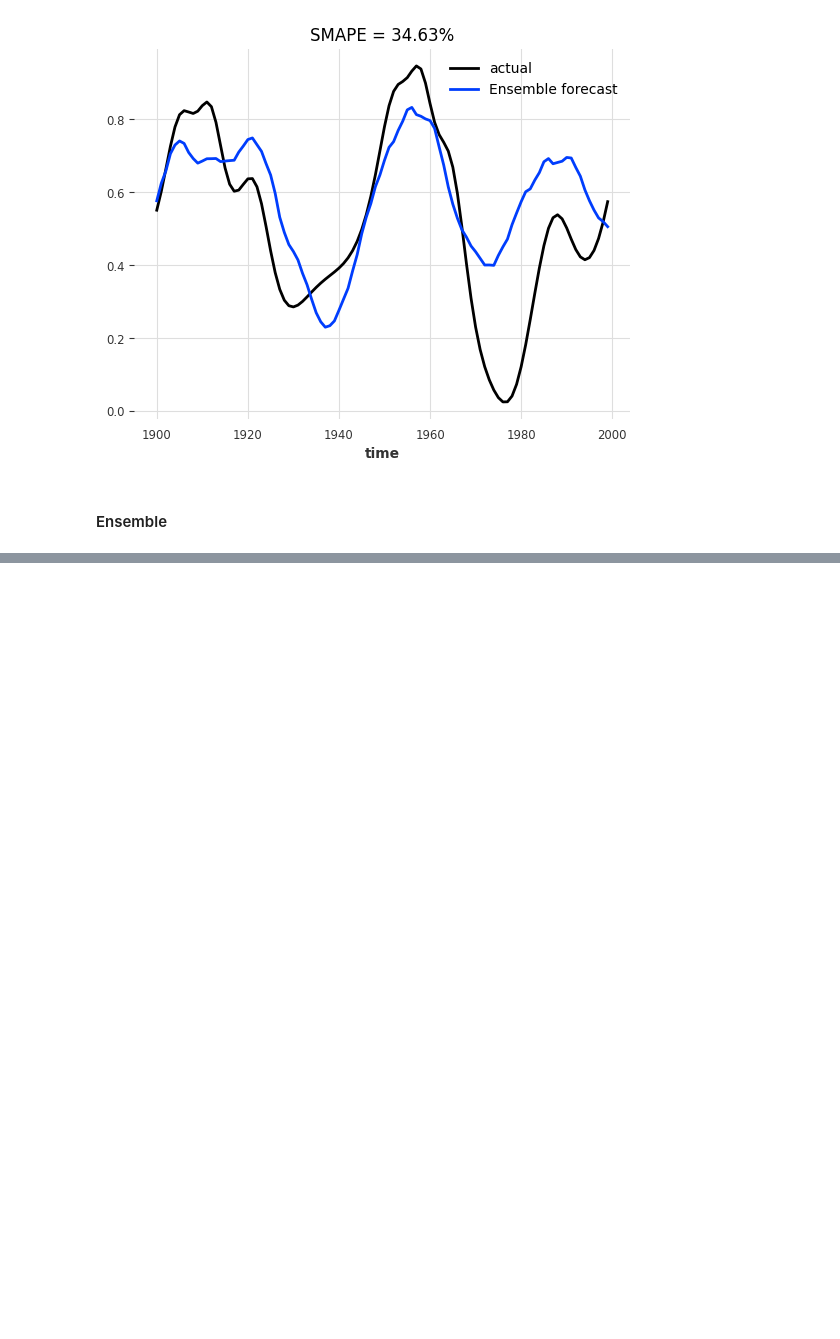
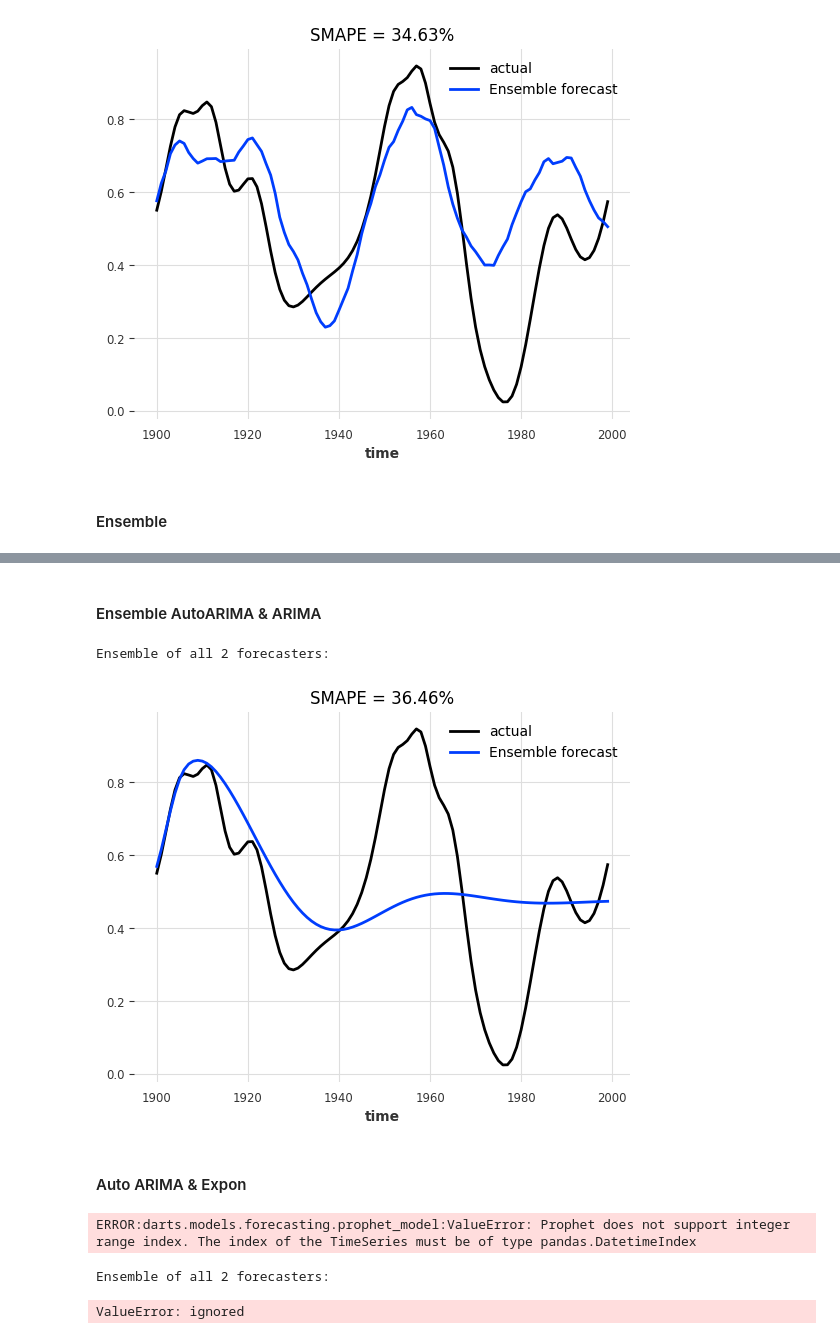
Before and after one commit to 1am-Fida/skripsi, a Jupyter notebook: rf_ar_es.ipynb, the cells around one changed output, grey strips where cells are left out. Cells and saved outputs as stored; diff of their text form; code cells hidden in the pictures; blank space fills up the shorter version.

```diff
--- a/rf_ar_es.ipynb
+++ b/rf_ar_es.ipynb
@@ -705,0 +870,11 @@ Starting Backtest (Expanding Window) Cross Validation ...
+# %%
+model, bestparams, bestMetric = Prop(train, Prophet)
+print("BestParameters", bestparams)
+print("bestMetric_", bestMetric_)
+# ===================== Training, Forecast & BackTest for Cross Validation=============================
+print("GridSearch Finished,Training Best Model ... ", flush=True)
+model.fit(train)
+forecast= model.predict(len(test))
+smape_ = darts.metrics.smape(test, forecast)
+rmse_ = darts.metrics.rmse(test, forecast)
+print("Pada data test RMSE={}, sMAPE={} ".format(rmse_, smape_), flush=True)
@@ -705,0 +904,4 @@ Starting Backtest (Expanding Window) Cross Validation ...
+# %%
+# ===================== Forecast & BackTest for Cross Validation=============================
+print("Starting Backtest (Expanding Window) Cross Validation ...", flush=True)
+model, bestparams, bestMetric = Prop(train, Prophet)
@@ -1119,11 +1323,11 @@ def ensemble_eval(train, test, models):
     # instead, explicitly list each of the forecast methods
     ensemble_model = RegressionEnsembleModel(
                                 forecasting_models=[
-                                    #ARIMA(p = 3, d= 1, q=5,random_state=0),
-                                    #ExponentialSmoothing(trend=None, damped=False, seasonal=None, random_state=0),
-                                    RandomForest(lags= 12, output_chunk_length= 25, n_estimators= 50, random_state= 0),
+                                    ARIMA(p = 3, d= 1, q=5,random_state=0),
+                                    ExponentialSmoothing(trend=None, damped=False, seasonal=None, random_state=0),
+                                    #RandomForest(lags= 12, output_chunk_length= 25, n_estimators= 50, random_state= 0),
                                     #NBEATSModel(input_chunk_length=5,output_chunk_length=5,random_state=0),
-                                    FourTheta(theta=0,seasonality_period = None, season_mode = SeasonalityMode.ADDITIVE, model_mode = ModelMode.ADDITIVE,trend_mode=TrendMode.EXPONENTIAL, normalization=True)
+                                    #FourTheta(theta=0,seasonality_period = None, season_mode = SeasonalityMode.ADDITIVE, model_mode = ModelMode.ADDITIVE,trend_mode=TrendMode.EXPONENTIAL, normalization=True)
                                                         ],
                                 regression_train_n_points=12,
                                 #regression_model = RandomForest(lags=None,lags_future_covariates = [0], lags_past_covariates = None, output_chunk_length=12 ,add_encoders=None, n_estimators= 50, random_state= 0 )
@@ -1164,0 +1368,11 @@ ValueError: ignored
+# %% [markdown]
+#### Ensemble AutoARIMA & ARIMA
+# %%
+models_=[
+        AutoARIMA(),
+        ARIMA(p = 3, d= 1, q=5,random_state=0),
+        #ExponentialSmoothing(trend=None, damped=False, seasonal=None, random_state=0),
+        #RandomForest(lags= 12, output_chunk_length= 25, n_estimators= 50, random_state= 0),
+        #NBEATSModel(input_chunk_length=5,output_chunk_length=5,random_state=0),
+        #FourTheta(theta=0,seasonality_period = None, season_mode = SeasonalityMode.ADDITIVE, model_mode = ModelMode.ADDITIVE,trend_mode=TrendMode.EXPONENTIAL, normalization=True)
+]
@@ -1164,0 +1425,15 @@ ValueError: ignored
+# %%
+# call the ensemble eval function with all 5 forecasters:
+
+# column headers and model selection:
+col_heads = ["ARIMA",  "Exponential Smoothing", "avg", "Ensemble"]
+models2 = models_
+
+# run the ensemble forecast
+print("Ensemble of all 2 forecasters:")
+res_ensemble = ensemble_eval(train,test, models2)
+# %% [output]
+Ensemble of all 2 forecasters:
+[figure, added]
+# %% [markdown]
+#### Auto ARIMA & Expon
@@ -1164,0 +1496,14 @@ ValueError: ignored
+# %%
+# call the ensemble eval function with all 5 forecasters:
+
+# column headers and model selection:
+col_heads = ["ARIMA",  "Exponential Smoothing", "avg", "Ensemble"]
+models2 = models_
+
+# run the ensemble forecast
+print("Ensemble of all 2 forecasters:")
+res_ensemble = ensemble_eval(train,test, models2)
+# %% [output]
+ERROR:darts.models.forecasting.prophet_model:ValueError: Prophet does not support integer range index. The index of the TimeSeries must be of type pandas.DatetimeIndex
+Ensemble of all 2 forecasters:
+ValueError: ignored
```
Also changed, not shown: parts of 28 cells of this notebook.
